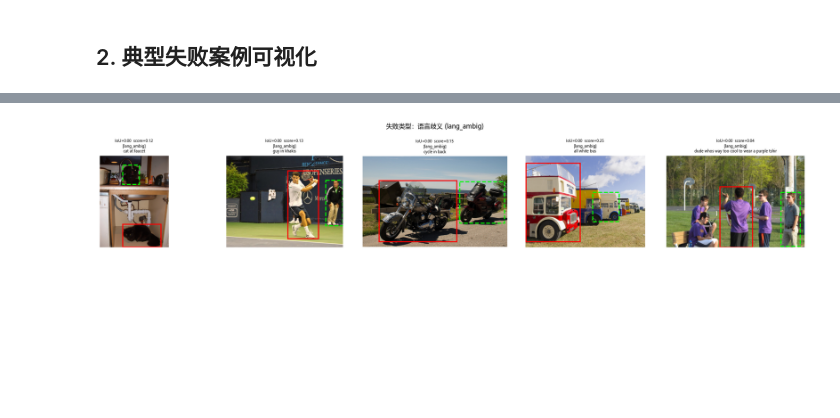
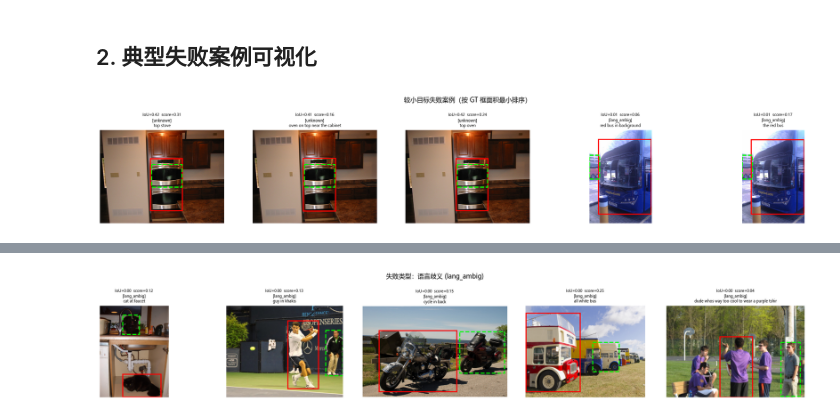
Before and after one commit to HaoHaoLucas/cv-project, a Jupyter notebook: notebooks/03_failure_analysis.ipynb, the cells around one changed output, grey strips where cells are left out. Cells and saved outputs as stored; diff of their text form; code cells hidden in the pictures; blank space fills up the shorter version.

Commit message:
fix small-object failure visualization

```diff
--- a/notebooks/03_failure_analysis.ipynb
+++ b/notebooks/03_failure_analysis.ipynb
@@ -116,9 +116,27 @@ def show_failure_grid(examples, title='失败案例', cols=5):
     plt.tight_layout()
     return fig
 # %%
-# 小目标失败
-small_obj_fails = select_examples(failures, failure_type='small_obj', n=5)
+# 较小目标失败：RefCOCO full split 中没有满足 COCO small-object 绝对阈值 (area < 32^2) 的失败样本。
+# 因此这里按 GT 框面积升序选取失败样本，展示“相对较小目标”的定位失败。
+def select_smallest_gt_failures(failures, n=5):
+    ranked = []
+    for sample in failures:
+        gt_box = sample.get('gt_box') or sample.get('gt_box_xyxy')
+        if not gt_box or not sample.get('pred_box'):
+            continue
+        x1, y1, x2, y2 = gt_box
+        area = max(0, x2 - x1) * max(0, y2 - y1)
+        ranked.append((area, sample))
+    return [sample for _, sample in sorted(ranked, key=lambda item: item[0])[:n]]
+
+small_obj_fails = select_smallest_gt_failures(failures, n=5)
 if small_obj_fails:
-    fig = show_failure_grid(small_obj_fails, '失败类型：小目标 (small_obj)')
-    plt.savefig('figures/failure_small_obj.png', dpi=100)
+    fig = show_failure_grid(small_obj_fails, '较小目标失败案例（按 GT 框面积最小排序）')
+    plt.savefig('figures/failure_small_obj.png', dpi=120)
     plt.show()
+else:
+    fig = show_failure_grid([], '较小目标失败案例')
+    plt.savefig('figures/failure_small_obj.png', dpi=120)
+    plt.show()
+# %% [output]
+[figure, added]
```
Also changed, not shown: parts of 1 cell of this notebook, 1 other file.
